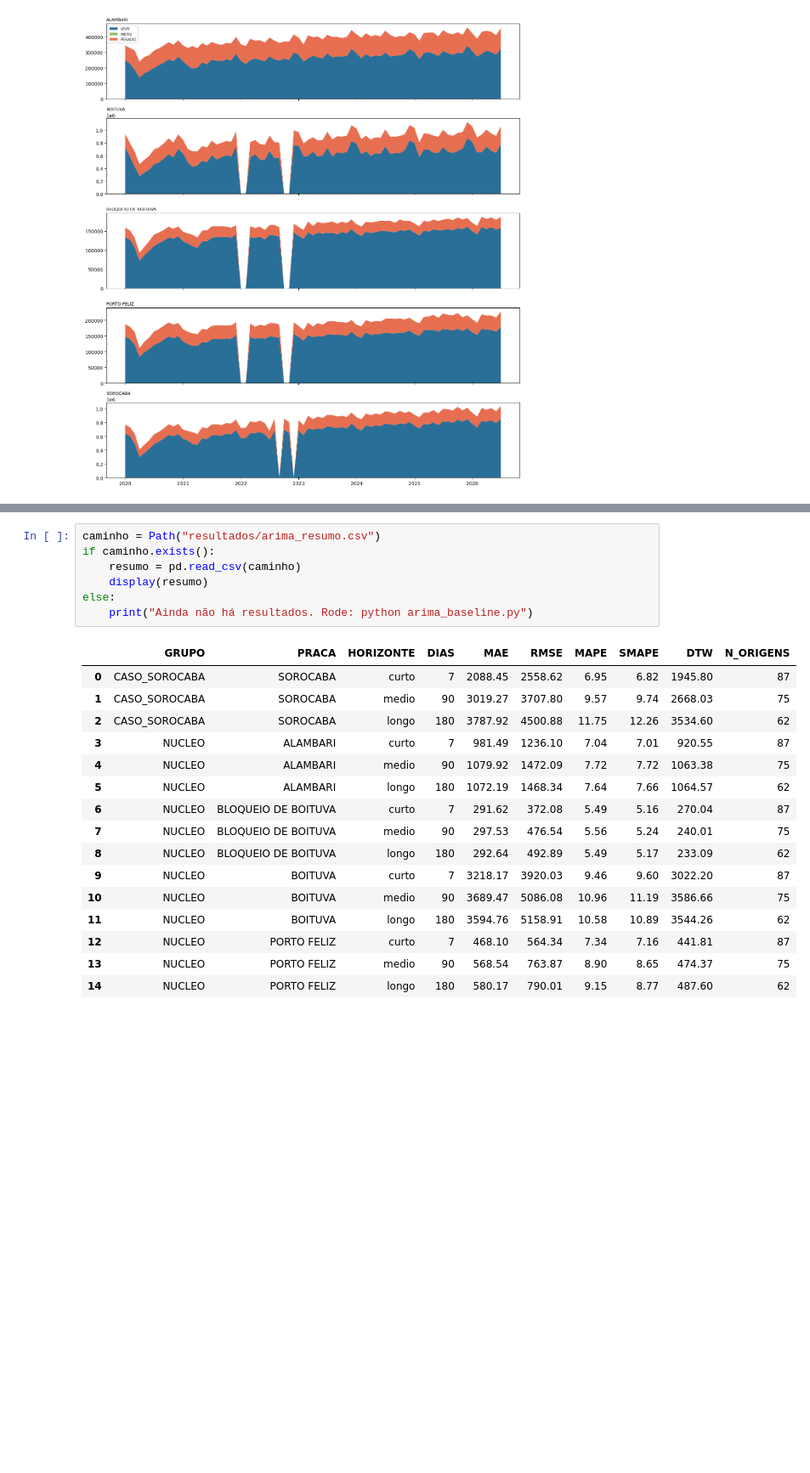
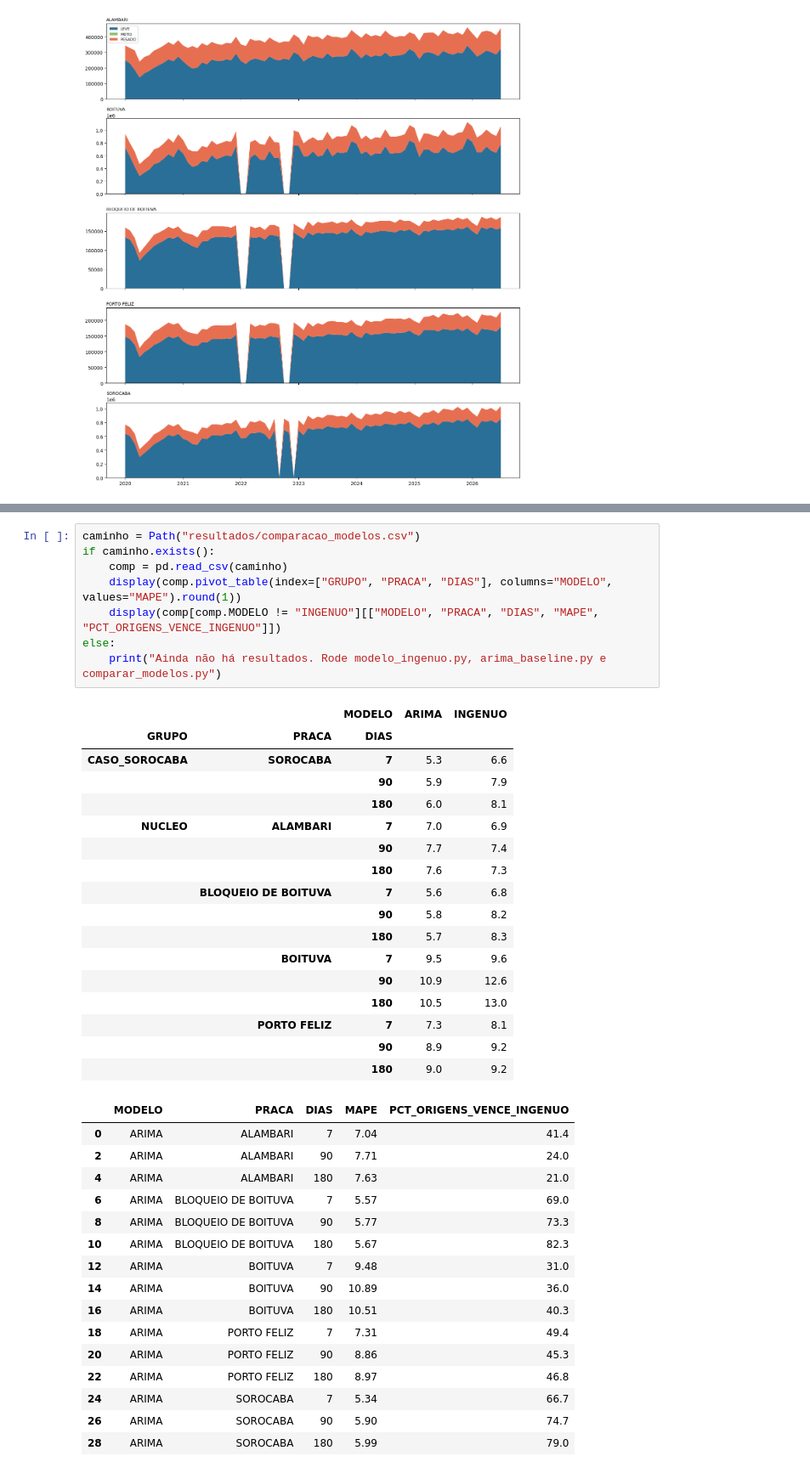
Before and after one commit to Cyrooikawa/TCC, a Jupyter notebook: visualizacao_tratamento.ipynb, the cells around one changed output, grey strips where cells are left out. Shown at 85% size. Saved outputs shown, nothing was run; the diff lists cells and outputs as text; blank space fills up the shorter version.

Commit message:
Modelo ingenuo, Ljung-Box, ordens fixadas e comparacao

```diff
--- a/visualizacao_tratamento.ipynb
+++ b/visualizacao_tratamento.ipynb
@@ -113,27 +112,45 @@ origens de previsão dentro do período de teste (30% finais da série).
 # %%
-caminho = Path("resultados/arima_resumo.csv")
+caminho = Path("resultados/comparacao_modelos.csv")
 if caminho.exists():
-    resumo = pd.read_csv(caminho)
-    display(resumo)
+    comp = pd.read_csv(caminho)
+    display(comp.pivot_table(index=["GRUPO", "PRACA", "DIAS"], columns="MODELO", values="MAPE").round(1))
+    display(comp[comp.MODELO != "INGENUO"][["MODELO", "PRACA", "DIAS", "MAPE", "PCT_ORIGENS_VENCE_INGENUO"]])
 else:
-    print("Ainda não há resultados. Rode: python arima_baseline.py")
+    print("Ainda não há resultados. Rode modelo_ingenuo.py, arima_baseline.py e comparar_modelos.py")
 # %% [output]
-|  | GRUPO | PRACA | HORIZONTE | DIAS | MAE | RMSE | MAPE | SMAPE | DTW | N_ORIGENS |
-| 0 | CASO_SOROCABA | SOROCABA | curto | 7 | 2088.45 | 2558.62 | 6.95 | 6.82 | 1945.80 | 87 |
-| 1 | CASO_SOROCABA | SOROCABA | medio | 90 | 3019.27 | 3707.80 | 9.57 | 9.74 | 2668.03 | 75 |
-| 2 | CASO_SOROCABA | SOROCABA | longo | 180 | 3787.92 | 4500.88 | 11.75 | 12.26 | 3534.60 | 62 |
-| 3 | NUCLEO | ALAMBARI | curto | 7 | 981.49 | 1236.10 | 7.04 | 7.01 | 920.55 | 87 |
-| 4 | NUCLEO | ALAMBARI | medio | 90 | 1079.92 | 1472.09 | 7.72 | 7.72 | 1063.38 | 75 |
-| 5 | NUCLEO | ALAMBARI | longo | 180 | 1072.19 | 1468.34 | 7.64 | 7.66 | 1064.57 | 62 |
-| 6 | NUCLEO | BLOQUEIO DE BOITUVA | curto | 7 | 291.62 | 372.08 | 5.49 | 5.16 | 270.04 | 87 |
-| 7 | NUCLEO | BLOQUEIO DE BOITUVA | medio | 90 | 297.53 | 476.54 | 5.56 | 5.24 | 240.01 | 75 |
-| 8 | NUCLEO | BLOQUEIO DE BOITUVA | longo | 180 | 292.64 | 492.89 | 5.49 | 5.17 | 233.09 | 62 |
-| 9 | NUCLEO | BOITUVA | curto | 7 | 3218.17 | 3920.03 | 9.46 | 9.60 | 3022.20 | 87 |
-| 10 | NUCLEO | BOITUVA | medio | 90 | 3689.47 | 5086.08 | 10.96 | 11.19 | 3586.66 | 75 |
-| 11 | NUCLEO | BOITUVA | longo | 180 | 3594.76 | 5158.91 | 10.58 | 10.89 | 3544.26 | 62 |
-| 12 | NUCLEO | PORTO FELIZ | curto | 7 | 468.10 | 564.34 | 7.34 | 7.16 | 441.81 | 87 |
-| 13 | NUCLEO | PORTO FELIZ | medio | 90 | 568.54 | 763.87 | 8.90 | 8.65 | 474.37 | 75 |
-| 14 | NUCLEO | PORTO FELIZ | longo | 180 | 580.17 | 790.01 | 9.15 | 8.77 | 487.60 | 62 |
+|  |  | MODELO | ARIMA | INGENUO |
+| GRUPO | PRACA | DIAS |  |  |
+| CASO_SOROCABA | SOROCABA | 7 | 5.3 | 6.6 |
+|  |  | 90 | 5.9 | 7.9 |
+|  |  | 180 | 6.0 | 8.1 |
+| NUCLEO | ALAMBARI | 7 | 7.0 | 6.9 |
+|  |  | 90 | 7.7 | 7.4 |
+|  |  | 180 | 7.6 | 7.3 |
+|  | BLOQUEIO DE BOITUVA | 7 | 5.6 | 6.8 |
+|  |  | 90 | 5.8 | 8.2 |
+|  |  | 180 | 5.7 | 8.3 |
+|  | BOITUVA | 7 | 9.5 | 9.6 |
+|  |  | 90 | 10.9 | 12.6 |
+|  |  | 180 | 10.5 | 13.0 |
+|  | PORTO FELIZ | 7 | 7.3 | 8.1 |
+|  |  | 90 | 8.9 | 9.2 |
+|  |  | 180 | 9.0 | 9.2 |
+|  | MODELO | PRACA | DIAS | MAPE | PCT_ORIGENS_VENCE_INGENUO |
+| 0 | ARIMA | ALAMBARI | 7 | 7.04 | 41.4 |
+| 2 | ARIMA | ALAMBARI | 90 | 7.71 | 24.0 |
+| 4 | ARIMA | ALAMBARI | 180 | 7.63 | 21.0 |
+| 6 | ARIMA | BLOQUEIO DE BOITUVA | 7 | 5.57 | 69.0 |
+| 8 | ARIMA | BLOQUEIO DE BOITUVA | 90 | 5.77 | 73.3 |
+| 10 | ARIMA | BLOQUEIO DE BOITUVA | 180 | 5.67 | 82.3 |
+| 12 | ARIMA | BOITUVA | 7 | 9.48 | 31.0 |
+| 14 | ARIMA | BOITUVA | 90 | 10.89 | 36.0 |
+| 16 | ARIMA | BOITUVA | 180 | 10.51 | 40.3 |
+| 18 | ARIMA | PORTO FELIZ | 7 | 7.31 | 49.4 |
+| 20 | ARIMA | PORTO FELIZ | 90 | 8.86 | 45.3 |
+| 22 | ARIMA | PORTO FELIZ | 180 | 8.97 | 46.8 |
+| 24 | ARIMA | SOROCABA | 7 | 5.34 | 66.7 |
+| 26 | ARIMA | SOROCABA | 90 | 5.90 | 74.7 |
+| 28 | ARIMA | SOROCABA | 180 | 5.99 | 79.0 |
 # %%
 from IPython.display import Image, display
 for praca in PRACAS:
```
Also changed, not shown: parts of 2 cells of this notebook, 19 other files.
